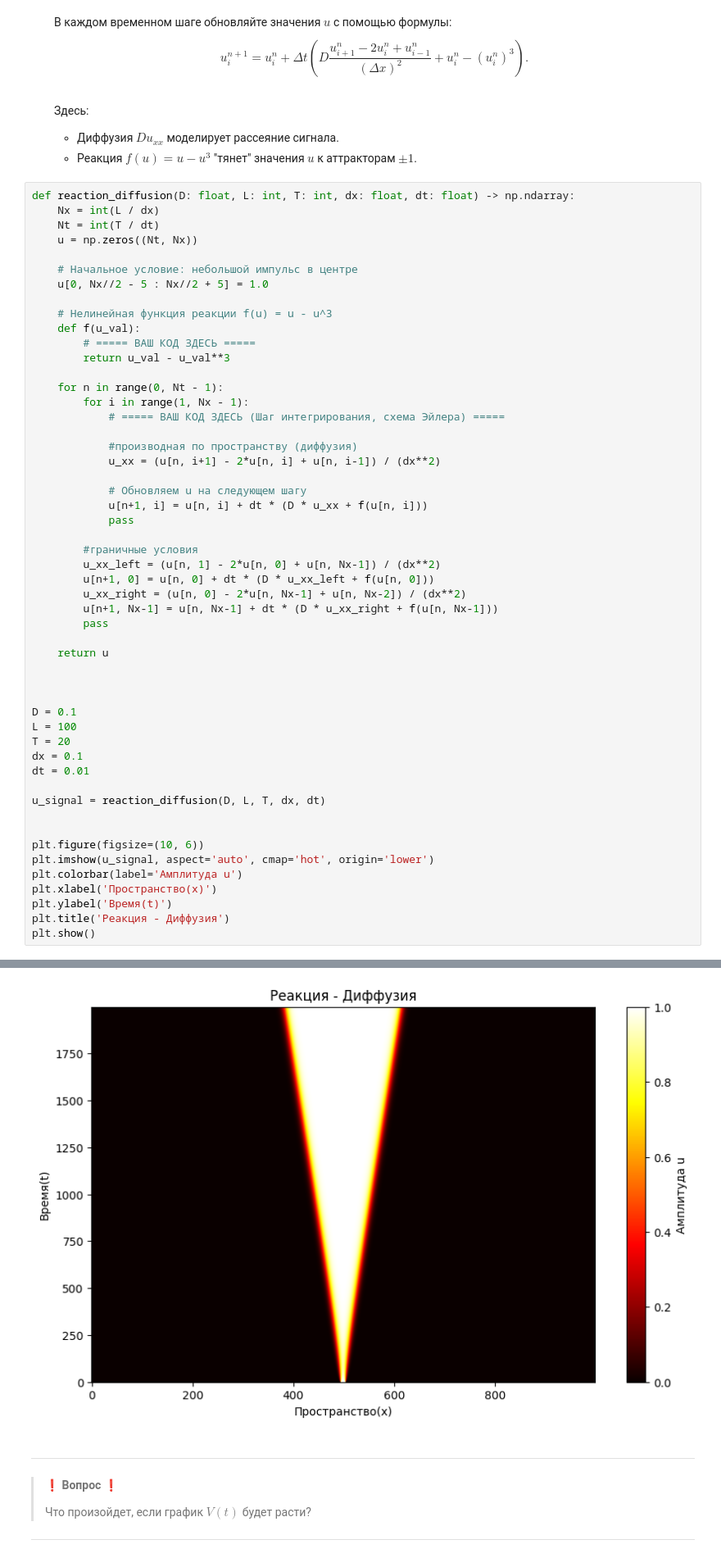
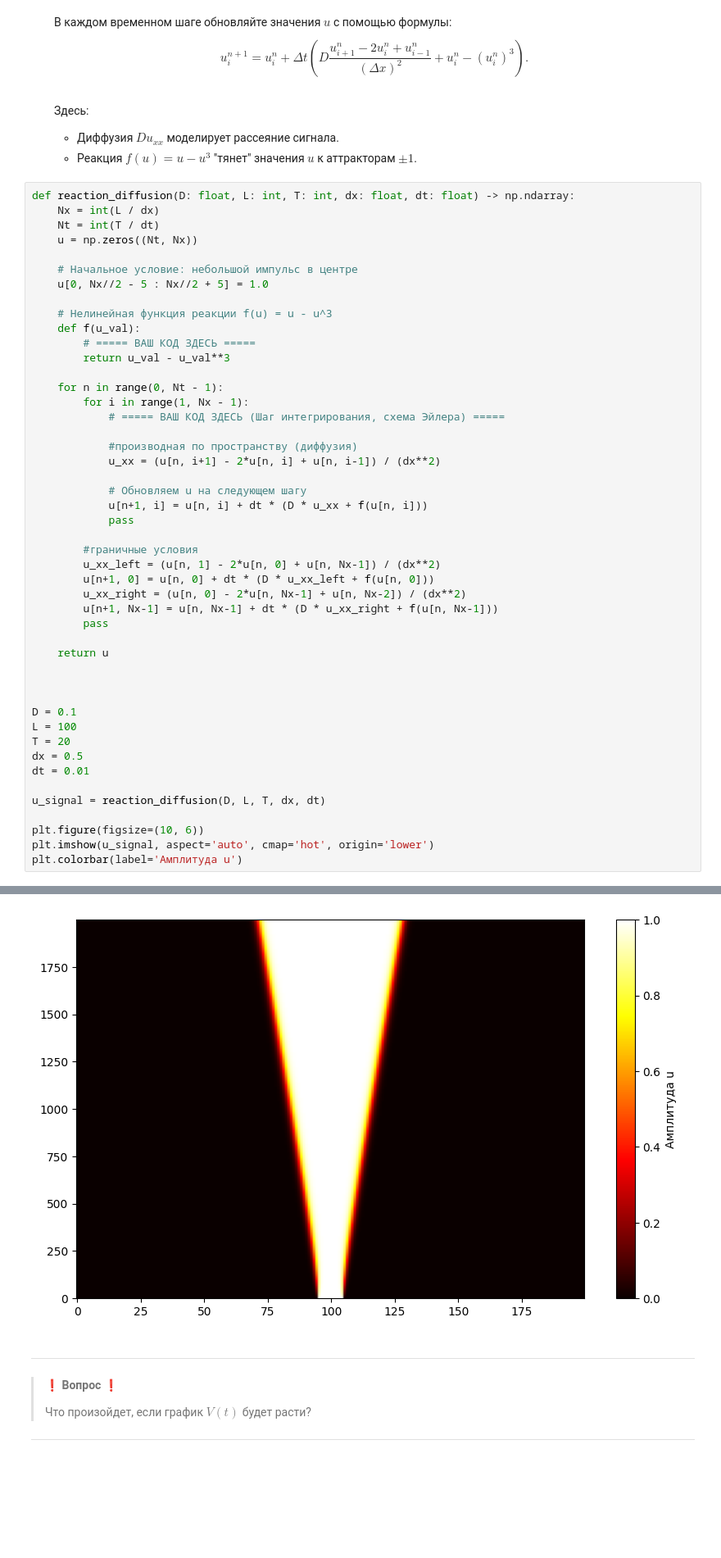
Before and after one commit to Vifiel/chaos, a Jupyter notebook: lab_de_chaos_crypto.ipynb, the cells around one changed output, grey strips where cells are left out. Shown at 82% size. Cells and saved outputs as stored; diff of their text form; blank space fills up the shorter version.

```diff
--- a/lab_de_chaos_crypto.ipynb
+++ b/lab_de_chaos_crypto.ipynb
@@ -475,17 +475,12 @@ def reaction_diffusion(D: float, L: int, T: int, dx: float, dt: float) -> np.nda
 D = 0.1
 L = 100
 T = 20
-dx = 0.1
+dx = 0.5
 dt = 0.01
 
 u_signal = reaction_diffusion(D, L, T, dx, dt)
 
-
 plt.figure(figsize=(10, 6))
 plt.imshow(u_signal, aspect='auto', cmap='hot', origin='lower')
 plt.colorbar(label='Амплитуда u')
-plt.xlabel('Пространство(x)')
-plt.ylabel('Время(t)')
-plt.title('Реакция - Диффузия')
-plt.show()
 # %% [output]
@@ -492,4 +488,4 @@ plt.show()
-[figure, old version]
+[figure, new version]
 # %% [markdown]
 ---
 > ❗ **Вопрос** ❗
```
Also changed, not shown: parts of 2 cells of this notebook.
